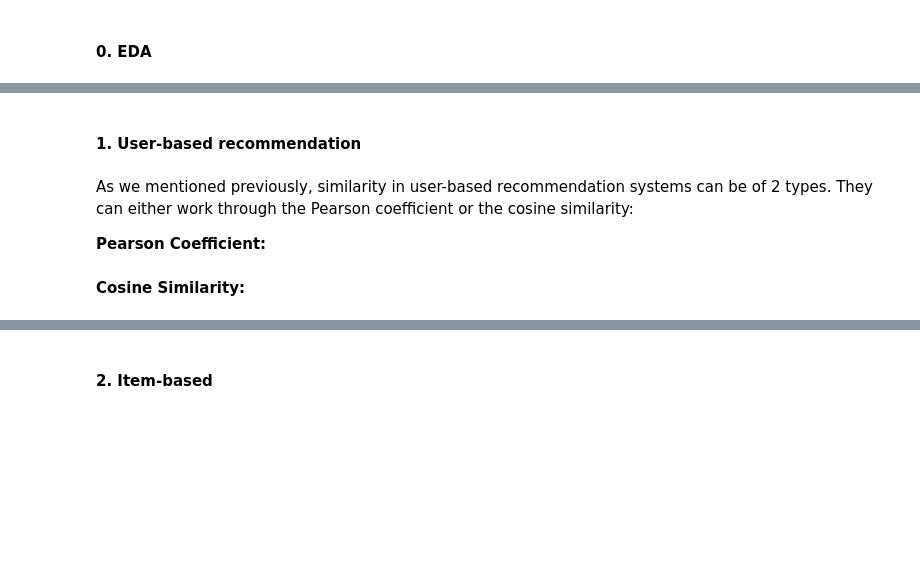
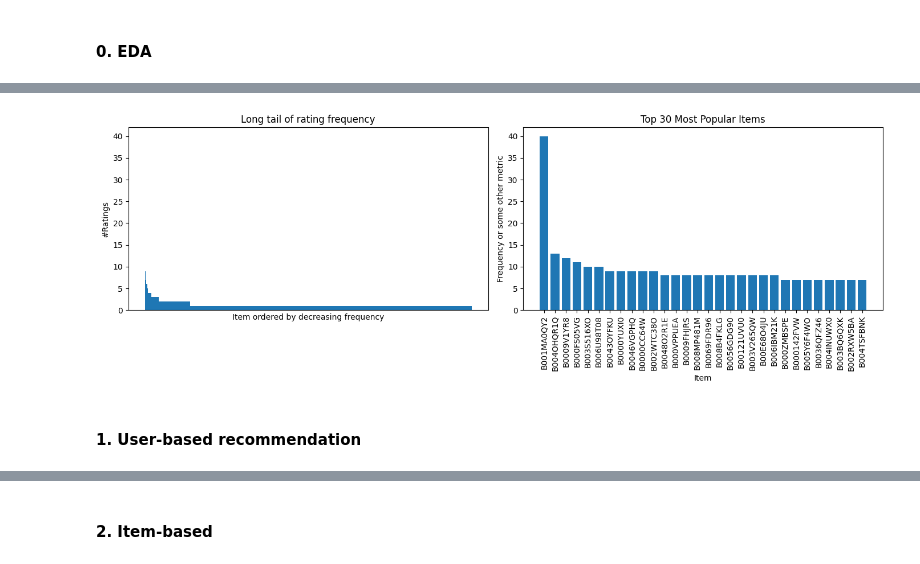
Before and after one commit to yagoTobi/5th-Year-Second-Term-ICAI, a Jupyter notebook: Machine Learning III/Ejercicio Clase/amazon_beauty.ipynb, the cells around one changed output, grey strips where cells are left out. Drawn from its saved outputs; the diff is of its cells as text; code cells hidden in the pictures; blank space fills up the shorter version.

```diff
--- a/Machine Learning III/Ejercicio Clase/amazon_beauty.ipynb
+++ b/Machine Learning III/Ejercicio Clase/amazon_beauty.ipynb
@@ -287,0 +302,3 @@ I've removed the NaN's, but the mean ratings are not to realistic. However, dimi
+# %%
+item_rate_count = amazon_ratings_sample.groupby('ProductId')['UserId'].nunique().sort_values(ascending=False)
+item_rate_count # ? - Get the number of reviews for a product
@@ -288,7 +319,28 @@ I've removed the NaN's, but the mean ratings are not to realistic. However, dimi
+# %%
+popular_products = pd.DataFrame(amazon_ratings_sample.groupby('ProductId')['Rating'].count())
+most_popular = popular_products.sort_values('Rating', ascending=False)
+
+fig, axes = plt.subplots(nrows=1, ncols=2, figsize=(14, 5))
+# First plot
+axes[0].bar(x=range(len(item_rate_count)), height=item_rate_count.values, width=5.0, align="edge")
+axes[0].set_xticks([])
+axes[0].set(title="Long tail of rating frequency",
+            xlabel="Item ordered by decreasing frequency",
+            ylabel="#Ratings")
+
+# Second plot adaptation
+# Assuming most_popular is a Series. If it's a DataFrame, you might need to adjust this part.
+x_pos = range(len(most_popular.head(30))) # Generate x positions
+axes[1].bar(x=x_pos, height=most_popular.head(30)['Rating'], align="center")
+axes[1].set_xticks(x_pos)
+axes[1].set_xticklabels(most_popular.head(30).index, rotation='vertical')
+axes[1].set(title="Top 30 Most Popular Items",
+            xlabel="Item",
+            ylabel="Frequency or some other metric")
+
+plt.tight_layout()
+plt.show()
+# %% [output]
+[figure, added]
 # %% [markdown]
 #### **1. User-based recommendation**
-# %% [markdown]
-As we mentioned previously, similarity in user-based recommendation systems can be of 2 types.
-They can either work through the Pearson coefficient or the cosine similarity:
-
-**Pearson Coefficient:**
@@ -315,2 +346,0 @@ def sim_pearson(df, j):
-# %% [markdown]
-**Cosine Similarity:**
```
Also changed, not shown: parts of 103 cells of this notebook, 5 other files.
